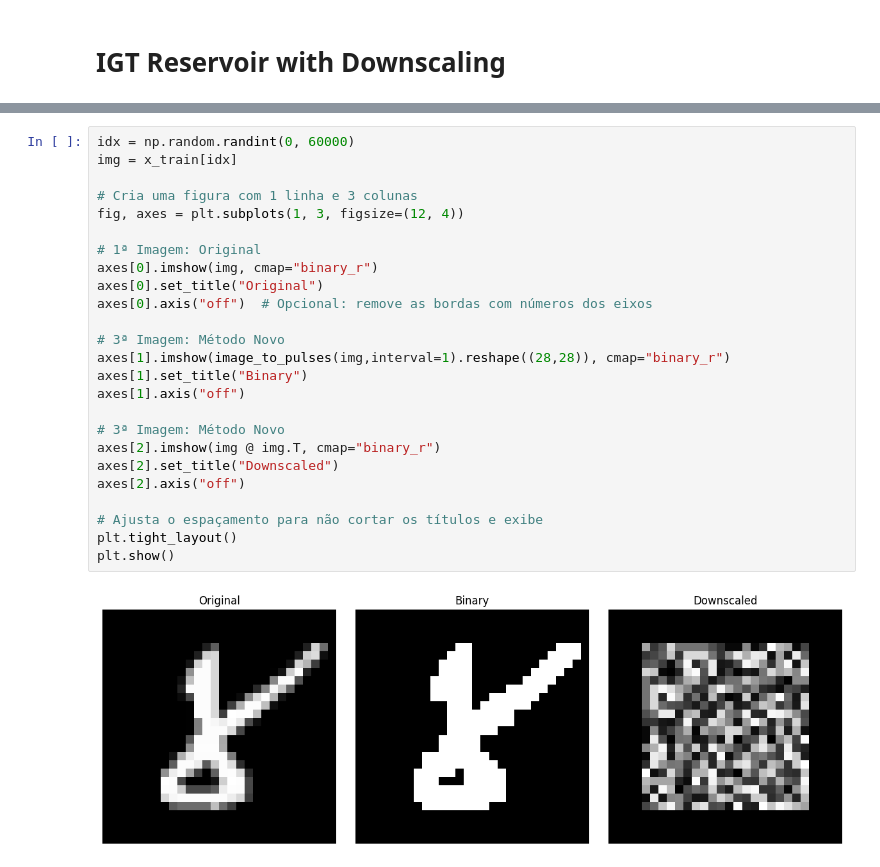
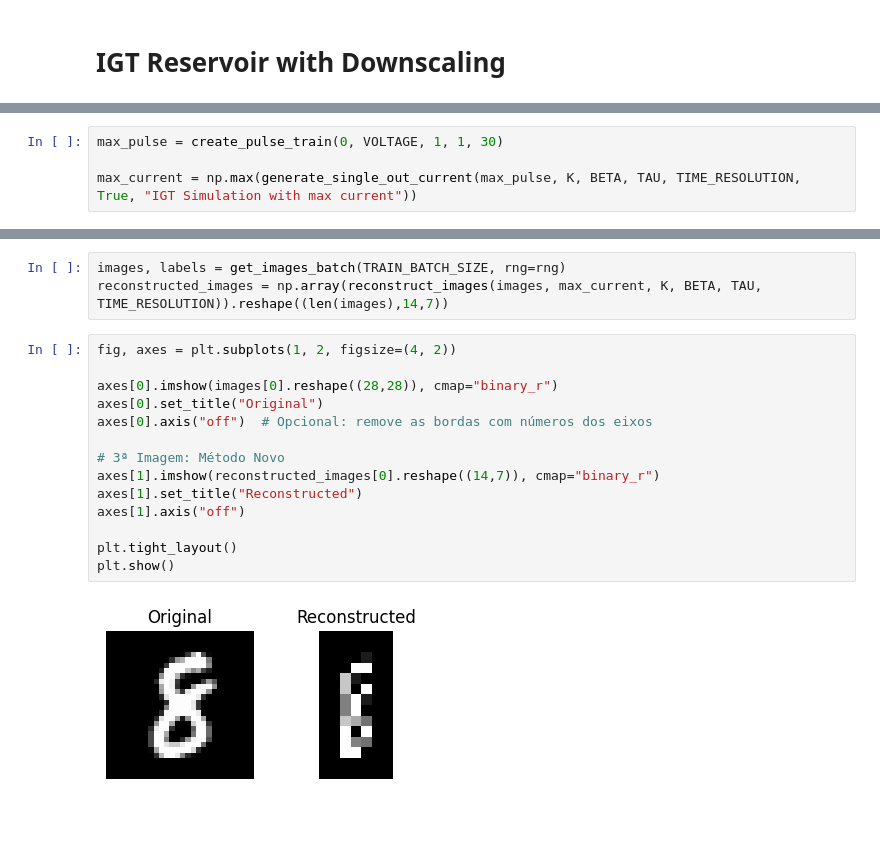
Before and after one commit to FipaLipe/IRIS, a Jupyter notebook: IGT_Reservoir_with_Downscaling.ipynb, the cells around one changed output, grey strips where cells are left out. Drawn from its saved outputs; the diff is of its cells as text; blank space fills up the shorter version.

```diff
--- a/IGT_Reservoir_with_Downscaling.ipynb
+++ b/IGT_Reservoir_with_Downscaling.ipynb
@@ -112,0 +41,4 @@ def get_images_batch(batch_size = 600, x=x_train, y=y_train):
+# %%
+max_pulse = create_pulse_train(0, VOLTAGE, 1, 1, 30)
+
+max_current = np.max(generate_single_out_current(max_pulse, K, BETA, TAU, TIME_RESOLUTION, True, "IGT Simulation with max current"))
@@ -113,27 +70,19 @@ def get_images_batch(batch_size = 600, x=x_train, y=y_train):
+# %%
+images, labels = get_images_batch(TRAIN_BATCH_SIZE, rng=rng)
+reconstructed_images = np.array(reconstruct_images(images, max_current, K, BETA, TAU, TIME_RESOLUTION)).reshape((len(images),14,7))
 # %%
-idx = np.random.randint(0, 60000)
-img = x_train[idx]
+fig, axes = plt.subplots(1, 2, figsize=(4, 2))
 
-# Cria uma figura com 1 linha e 3 colunas
-fig, axes = plt.subplots(1, 3, figsize=(12, 4))
-
-# 1ª Imagem: Original
-axes[0].imshow(img, cmap="binary_r")
+axes[0].imshow(images[0].reshape((28,28)), cmap="binary_r")
 axes[0].set_title("Original")
 axes[0].axis("off")  # Opcional: remove as bordas com números dos eixos
 
 # 3ª Imagem: Método Novo
-axes[1].imshow(image_to_pulses(img,interval=1).reshape((28,28)), cmap="binary_r")
-axes[1].set_title("Binary")
+axes[1].imshow(reconstructed_images[0].reshape((14,7)), cmap="binary_r")
+axes[1].set_title("Reconstructed")
 axes[1].axis("off")
 
-# 3ª Imagem: Método Novo
-axes[2].imshow(img @ img.T, cmap="binary_r")
-axes[2].set_title("Downscaled")
-axes[2].axis("off")
-
-# Ajusta o espaçamento para não cortar os títulos e exibe
 plt.tight_layout()
 plt.show()
 # %% [output]
-[figure, old version]
+[figure, new version]
```
Also changed, not shown: parts of 21 cells of this notebook, 10 other files.
